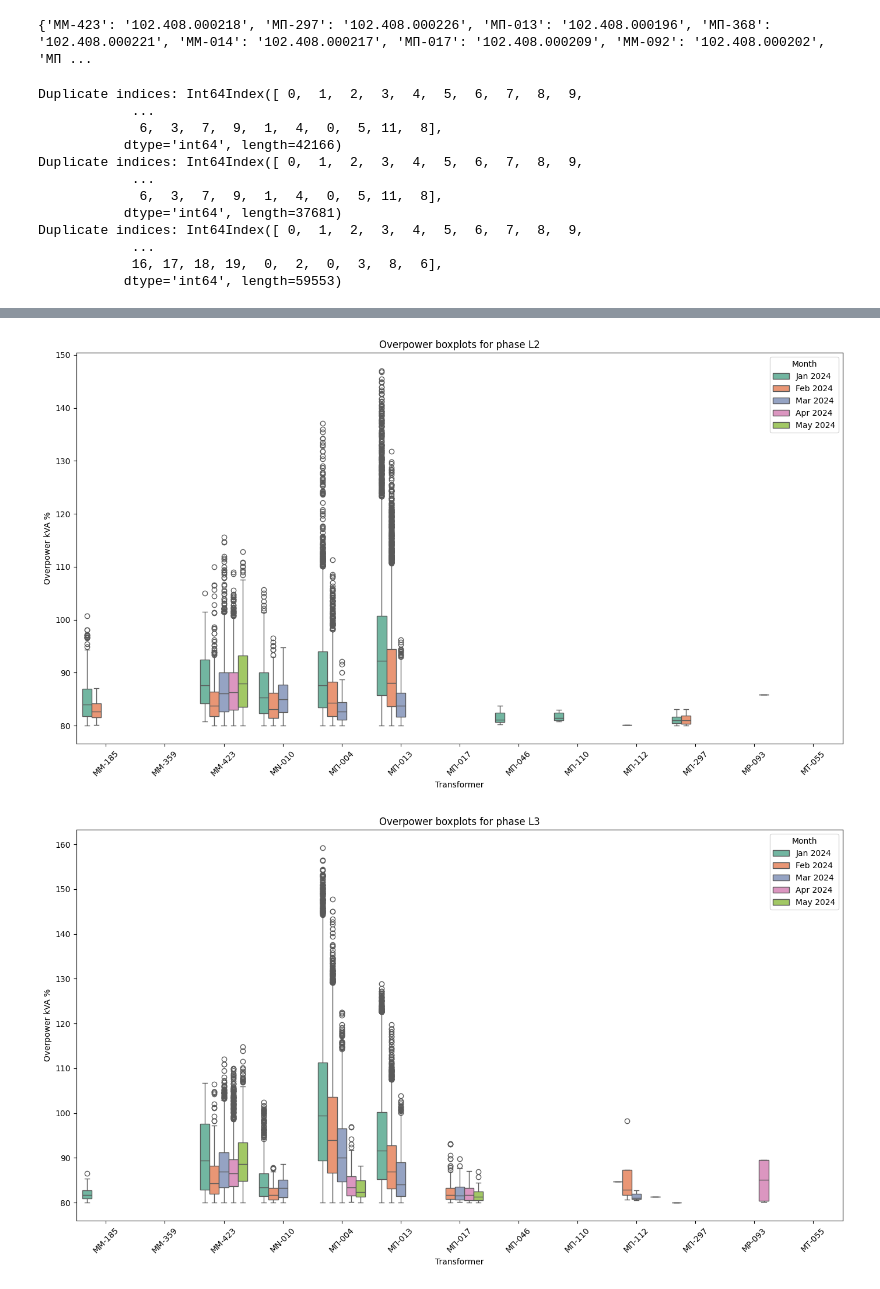
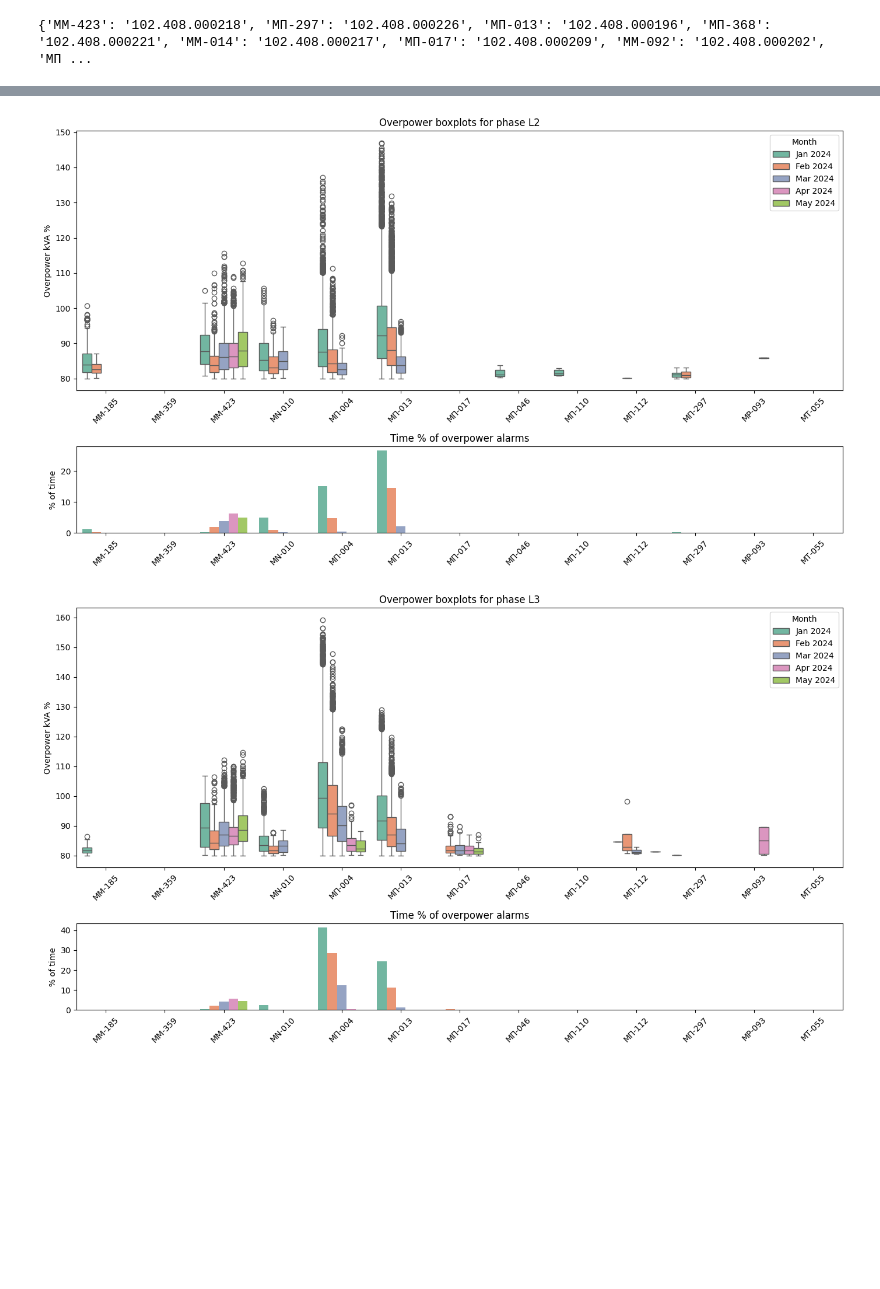
Before and after one commit to AimiliaPapagiannaki/thingsboard, a Jupyter notebook: mi6/HEDNOKPIs/convolutedKPIs/plotKPIs_boxplots.ipynb, the cells around one changed output, grey strips where cells are left out. Cells and saved outputs as stored; diff of their text form; code cells hidden in the pictures; blank space fills up the shorter version.

Commit message:
Add time percentage in boxplot figures

```diff
--- a/mi6/HEDNOKPIs/convolutedKPIs/plotKPIs_boxplots.ipynb
+++ b/mi6/HEDNOKPIs/convolutedKPIs/plotKPIs_boxplots.ipynb
@@ -103,3 +98,31 @@ def plotfig(df, ph):
+# %%
+
+
+def multiplotfig(df, ph):
+    # Create a figure with 2 subplots (one above the other)
+    # fig, axes = plt.subplots(2, 1, figsize=(14, 16))
+    fig, axes = plt.subplots(2, 1, figsize=(14, 8), gridspec_kw={'height_ratios': [3, 1]})
+
+    # First subplot: boxplot
+    sns.boxplot(ax=axes[0], data=df, x='Transformer', y='kVA', hue='month', palette='Set2', whis=1.5)
+    axes[0].set_xlabel('')
+    axes[0].set_ylabel('Overpower kVA %')
+    axes[0].set_title('Overpower boxplots for phase ' + ph)
+    axes[0].tick_params(axis='x', rotation=45)
+    axes[0].legend(title='Month')
+
+    # Second subplot: another plot (e.g., bar plot)
+    sns.barplot(ax=axes[1], data=df, x='Transformer', y='% of time ' + ph, hue='month', palette='Set2')
+    axes[1].set_xlabel('')
+    axes[1].set_ylabel('% of time')
+    axes[1].set_title('Time % of overpower alarms')
+    axes[1].tick_params(axis='x', rotation=45)
+    # axes[1].legend(title='Month')
+    axes[1].legend().remove()
+
+    # Adjust layout
+    plt.tight_layout()
+    plt.savefig('boxplot_time_phase'+ph+'.png', dpi=300)
 # %%
 for ph in ['L1', 'L2', 'L3']:
     df = pd.DataFrame([])
@@ -148,20 +171,8 @@ for ph in ['L1', 'L2', 'L3']:
     df = df.sort_values(by=['custom','Transformer'])
     # Drop the auxiliary column used for sorting
     df = df.drop(columns=['custom'])
-    print("Duplicate indices:", df.index)
     df = df.reset_index(drop=True)
 
-    plotfig(df, ph)
+    # plotfig(df, ph)
+    multiplotfig(df,ph)
 # %% [output]
-Duplicate indices: Int64Index([ 0,  1,  2,  3,  4,  5,  6,  7,  8,  9,
-            ...
-             6,  3,  7,  9,  1,  4,  0,  5, 11,  8],
-           dtype='int64', length=42166)
-Duplicate indices: Int64Index([ 0,  1,  2,  3,  4,  5,  6,  7,  8,  9,
-            ...
-             6,  3,  7,  9,  1,  4,  0,  5, 11,  8],
-           dtype='int64', length=37681)
-Duplicate indices: Int64Index([ 0,  1,  2,  3,  4,  5,  6,  7,  8,  9,
-            ...
-            16, 17, 18, 19,  0,  2,  0,  3,  8,  6],
-           dtype='int64', length=59553)
@@ -169,4 +180,4 @@ Duplicate indices: Int64Index([ 0,  1,  2,  3,  4,  5,  6,  7,  8,  9,
-[figure, old version]
+[figure, new version]
-[figure, old version]
+[figure, new version]
 # %%
 kpisdf.to_excel('totalKPI.xlsx')
```
Also changed, not shown: parts of 2 cells of this notebook.
